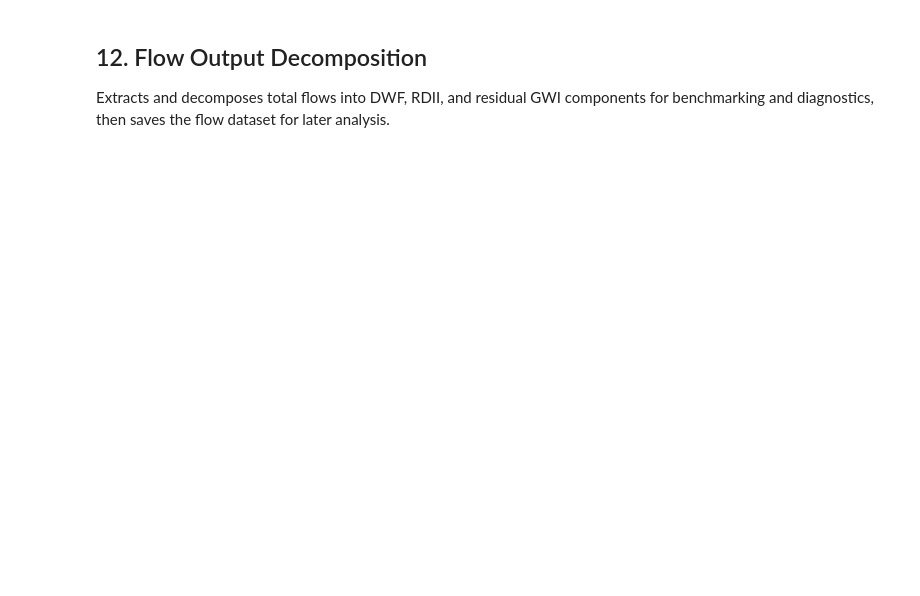
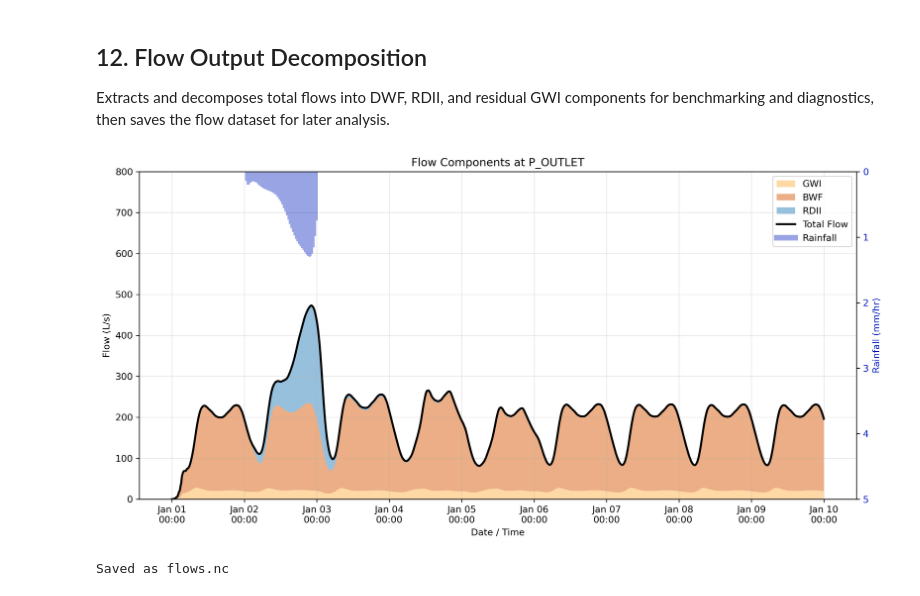
Before and after one commit to Perez-HydroSystems/SewerTris, a Jupyter notebook: Examples/example_02_Stillwater_sewertris.ipynb, the cells around one changed output. Saved outputs shown, nothing was run; the diff lists cells and outputs as text; code cells hidden in the pictures; blank space fills up the shorter version.

```diff
--- a/Examples/example_02_Stillwater_sewertris.ipynb
+++ b/Examples/example_02_Stillwater_sewertris.ipynb
@@ -743,11 +877,21 @@ Extracts and decomposes total flows into DWF, RDII, and residual GWI components
 # %%
 sp.plot_flow_components_v2(
     df,
+    rain=rainfall_data,
     start=f"{START_DATE} 00:00:00",
     end=f"{END_DATE} 00:00:00",
+    flow_units="L/s",
+    stack_components=True,
+    flow_min=0,
+    flow_max=800,
+    rain_min=0,
+    rain_max=5
 )
 
 flows_for_export = df.set_index("Datetime") if "Datetime" in df.columns else df
 flows_ds = flows_for_export.to_xarray()
 flows_ds.to_netcdf(os.path.join(output_folder, "flows.nc"))
 print("Saved as flows.nc")
+# %% [output]
+[figure, added]
+Saved as flows.nc
```
Also changed, not shown: parts of 16 cells of this notebook, 18 other files.
